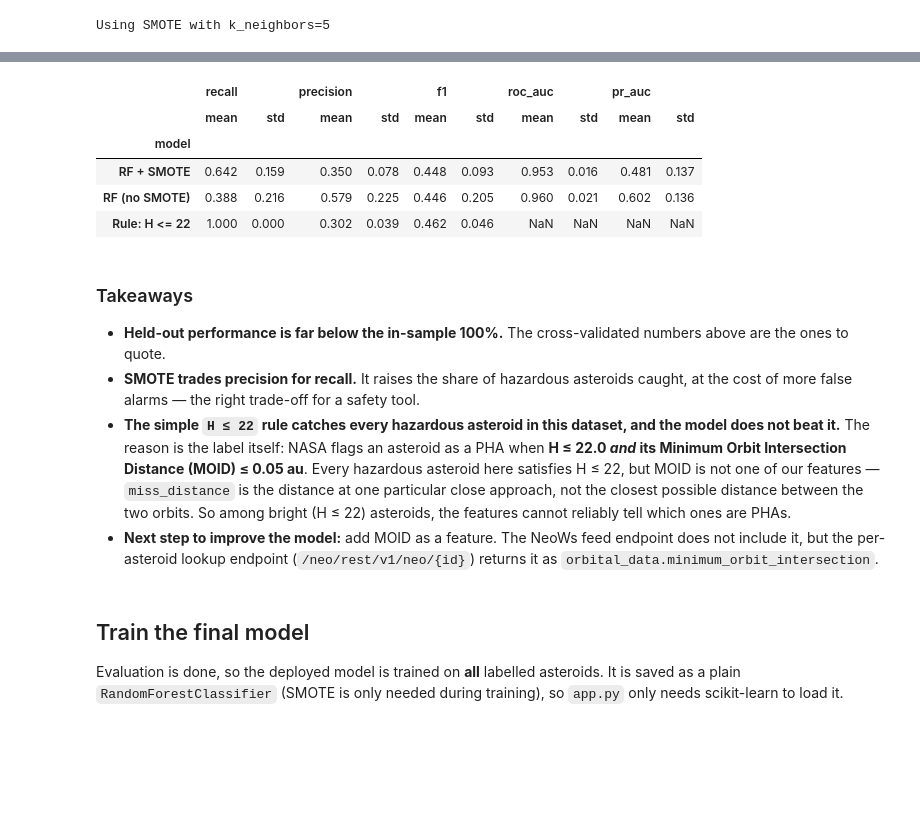
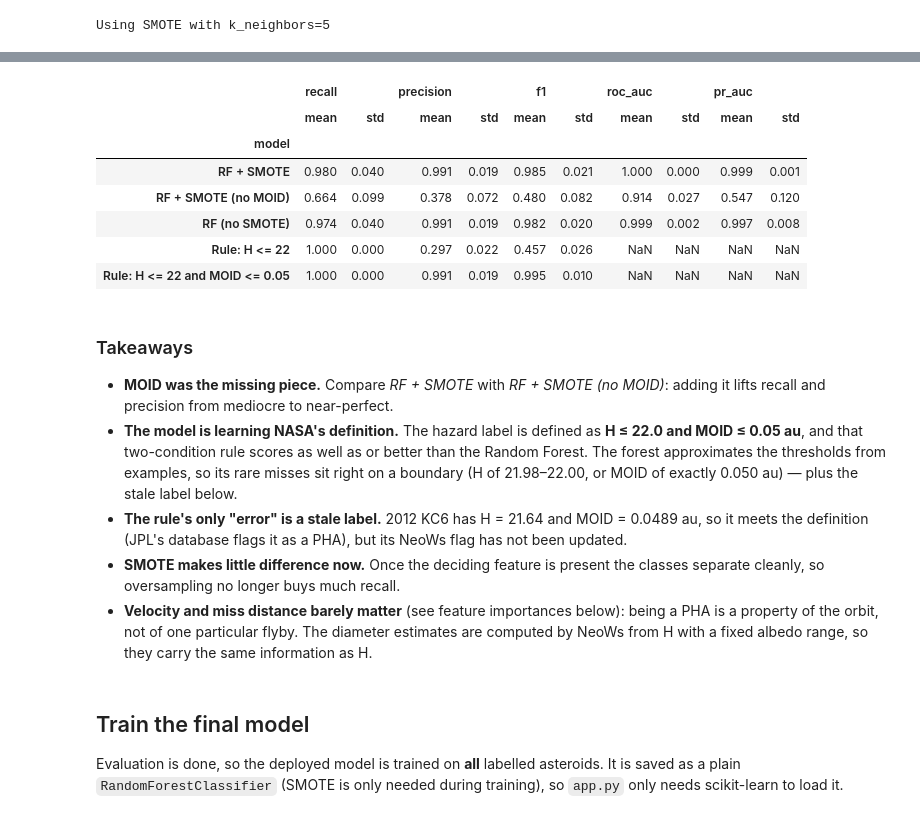
Before and after one commit to lucifer-135/Asteroid-Hazard-Predictor-Using-NASA-API, a Jupyter notebook: train_model.ipynb, the cells around one changed output, grey strips where cells are left out. Saved outputs shown, nothing was run; the diff lists cells and outputs as text; code cells hidden in the pictures; blank space fills up the shorter version.

```diff
--- a/train_model.ipynb
+++ b/train_model.ipynb
@@ -16,13 +17,22 @@ from imblearn.over_sampling import SMOTE
 from imblearn.pipeline import Pipeline
 # %%
 #1. CONFIGURATION
-API_KEY = 'YOUR_API_KEY_HERE'
+# The key is read from the NASA_API_KEY environment variable (or a gitignored .env file)
+# so it never ends up in the repo.
+# Get a free key at https://api.nasa.gov - DEMO_KEY is limited to a few requests per day per IP.
+load_dotenv()
+API_KEY = os.environ.get('NASA_API_KEY', 'DEMO_KEY')
 BASE_URL = "https://api.nasa.gov/neo/rest/v1/feed"
+SBDB_URL = "https://ssd-api.jpl.nasa.gov/sbdb_query.api"
 DATA_FILE = "nasa_asteroids_big.csv"
+WEEKS = 26  # 2023-01-01 to 2023-07-01
 
-# Set to True to download fresh data from the NASA API (needs a real API_KEY).
+# Set to True to download fresh data from the NASA and JPL APIs.
 # Otherwise the cached CSV is used, so the results below are reproducible.
 REFETCH_DATA = False
+
+FEATURES = ['absolute_magnitude', 'est_diameter_min', 'est_diameter_max',
+            'relative_velocity', 'miss_distance', 'moid']
 # %%
 #2. DEFINE DATA FETCHING FUNCTIONS
 def fetch_asteroid_data(start_date, end_date):
@@ -150,7 +206,7 @@ Scoring a model on the same rows it was trained on is misleading: a Random Fores
 # %%
 #4. PREPARE FOR TRAINING
-# Separate Features (X) and Target (y)
-X = df.drop(['is_hazardous'], axis=1)
+# Separate Features (X) and Target (y); id and name are kept in the CSV for traceability only
+X = df[FEATURES]
 y = df['is_hazardous']
 
 # Hold out 20% as a test set; stratify=y keeps the hazardous ratio equal in both splits
@@ -227,47 +287,58 @@ To judge whether the model adds value, it is compared against two baselines on t
 # %%
 #7. CROSS-VALIDATION + BASELINES
 def score(y_true, pred, prob=None):
     return {
         'recall': recall_score(y_true, pred),
         'precision': precision_score(y_true, pred, zero_division=0),
         'f1': f1_score(y_true, pred),
         'roc_auc': roc_auc_score(y_true, prob) if prob is not None else np.nan,
         'pr_auc': average_precision_score(y_true, prob) if prob is not None else np.nan,
     }
 
+NO_MOID = [f for f in FEATURES if f != 'moid']
 models = {
-    'RF + SMOTE': lambda: build_model(k),
-    'RF (no SMOTE)': lambda: RandomForestClassifier(n_estimators=100, random_state=42),
+    # name: (model factory, feature columns)
+    'RF + SMOTE': (lambda: build_model(k), FEATURES),
+    'RF + SMOTE (no MOID)': (lambda: build_model(k), NO_MOID),
+    'RF (no SMOTE)': (lambda: RandomForestClassifier(n_estimators=100, random_state=42), FEATURES),
+}
+rules = {
+    'Rule: H <= 22': lambda X: X['absolute_magnitude'] <= 22.0,
+    'Rule: H <= 22 and MOID <= 0.05': lambda X: (X['absolute_magnitude'] <= 22.0) & (X['moid'] <= 0.05),
 }
 
 cv = RepeatedStratifiedKFold(n_splits=5, n_repeats=3, random_state=42)
 rows = []
 for fold_train, fold_test in cv.split(X, y):
     X_tr, X_te = X.iloc[fold_train], X.iloc[fold_test]
     y_tr, y_te = y.iloc[fold_train], y.iloc[fold_test]
 
-    for name, make_model in models.items():
-        model = make_model().fit(X_tr, y_tr)
-        rows.append({'model': name, **score(y_te, model.predict(X_te), model.predict_proba(X_te)[:, 1])})
+    for name, (make_model, cols) in models.items():
+        model = make_model().fit(X_tr[cols], y_tr)
+        rows.append({'model': name, **score(y_te, model.predict(X_te[cols]), model.predict_proba(X_te[cols])[:, 1])})
 
-    rows.append({'model': 'Rule: H <= 22', **score(y_te, X_te['absolute_magnitude'] <= 22.0)})
+    for name, rule in rules.items():
+        rows.append({'model': name, **score(y_te, rule(X_te))})
 
 cv_results = pd.DataFrame(rows).groupby('model', sort=False).agg(['mean', 'std']).round(3)
 cv_results
 # %% [output]
 |  | recall |  | precision |  | f1 |  | roc_auc |  | pr_auc |  |
 |  | mean | std | mean | std | mean | std | mean | std | mean | std |
 | model |  |  |  |  |  |  |  |  |  |  |
-| RF + SMOTE | 0.642 | 0.159 | 0.350 | 0.078 | 0.448 | 0.093 | 0.953 | 0.016 | 0.481 | 0.137 |
-| RF (no SMOTE) | 0.388 | 0.216 | 0.579 | 0.225 | 0.446 | 0.205 | 0.960 | 0.021 | 0.602 | 0.136 |
-| Rule: H <= 22 | 1.000 | 0.000 | 0.302 | 0.039 | 0.462 | 0.046 | NaN | NaN | NaN | NaN |
+| RF + SMOTE | 0.980 | 0.040 | 0.991 | 0.019 | 0.985 | 0.021 | 1.000 | 0.000 | 0.999 | 0.001 |
+| RF + SMOTE (no MOID) | 0.664 | 0.099 | 0.378 | 0.072 | 0.480 | 0.082 | 0.914 | 0.027 | 0.547 | 0.120 |
+| RF (no SMOTE) | 0.974 | 0.040 | 0.991 | 0.019 | 0.982 | 0.020 | 0.999 | 0.002 | 0.997 | 0.008 |
+| Rule: H <= 22 | 1.000 | 0.000 | 0.297 | 0.022 | 0.457 | 0.026 | NaN | NaN | NaN | NaN |
+| Rule: H <= 22 and MOID <= 0.05 | 1.000 | 0.000 | 0.991 | 0.019 | 0.995 | 0.010 | NaN | NaN | NaN | NaN |
 # %% [markdown]
 ### Takeaways
 
-* **Held-out performance is far below the in-sample 100%.** The cross-validated numbers above are the ones to quote.
-* **SMOTE trades precision for recall.** It raises the share of hazardous asteroids caught, at the cost of more false alarms — the right trade-off for a safety tool.
-* **The simple `H ≤ 22` rule catches every hazardous asteroid in this dataset, and the model does not beat it.** The reason is the label itself: NASA flags an asteroid as a PHA when **H ≤ 22.0 *and* its Minimum Orbit Intersection Distance (MOID) ≤ 0.05 au**. Every hazardous asteroid here satisfies H ≤ 22, but MOID is not one of our features — `miss_distance` is the distance at one particular close approach, not the closest possible distance between the two orbits. So among bright (H ≤ 22) asteroids, the features cannot reliably tell which ones are PHAs.
-* **Next step to improve the model:** add MOID as a feature. The NeoWs feed endpoint does not include it, but the per-asteroid lookup endpoint (`/neo/rest/v1/neo/{id}`) returns it as `orbital_data.minimum_orbit_intersection`.
+* **MOID was the missing piece.** Compare *RF + SMOTE* with *RF + SMOTE (no MOID)*: adding it lifts recall and precision from mediocre to near-perfect.
+* **The model is learning NASA's definition.** The hazard label is defined as **H ≤ 22.0 and MOID ≤ 0.05 au**, and that two-condition rule scores as well as or better than the Random Forest. The forest approximates the thresholds from examples, so its rare misses sit right on a boundary (H of 21.98–22.00, or MOID of exactly 0.050 au) — plus the stale label below.
+* **The rule's only "error" is a stale label.** 2012 KC6 has H = 21.64 and MOID = 0.0489 au, so it meets the definition (JPL's database flags it as a PHA), but its NeoWs flag has not been updated.
+* **SMOTE makes little difference now.** Once the deciding feature is present the classes separate cleanly, so oversampling no longer buys much recall.
+* **Velocity and miss distance barely matter** (see feature importances below): being a PHA is a property of the orbit, not of one particular flyby. The diameter estimates are computed by NeoWs from H with a fixed albedo range, so they carry the same information as H.
 # %% [markdown]
 ## Train the final model
 
```
Also changed, not shown: parts of 14 cells of this notebook, 5 other files.
